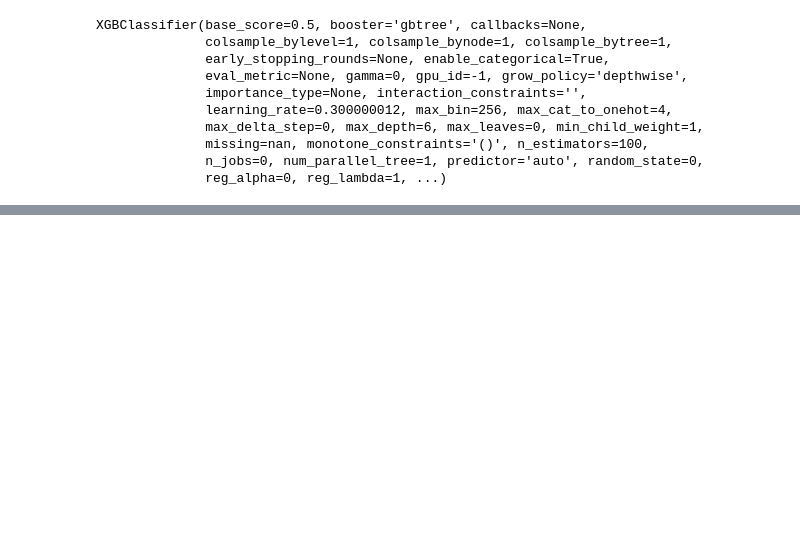
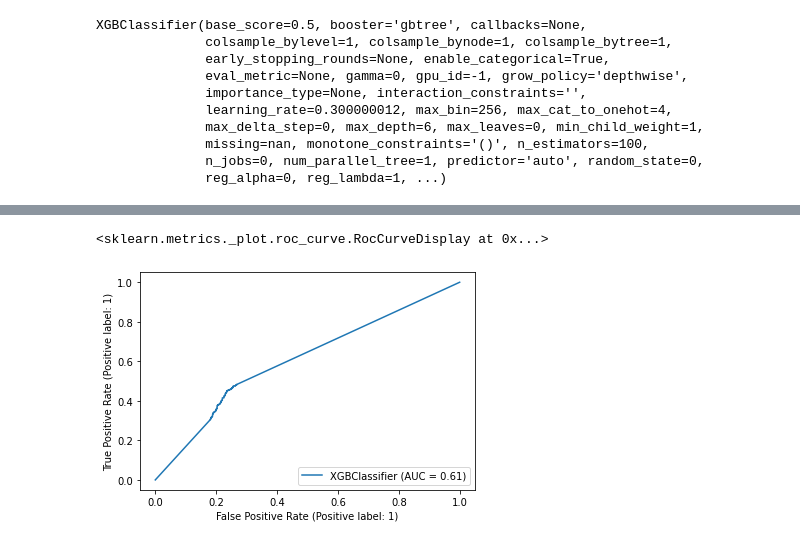
Before and after one commit to VictorCalzada/fraud_detection, a Jupyter notebook: xgbClassifier.ipynb, the cells around one changed output, grey strips where cells are left out. Saved outputs shown, nothing was run; the diff lists cells and outputs as text; code cells hidden in the pictures; blank space fills up the shorter version.

```diff
--- a/xgbClassifier.ipynb
+++ b/xgbClassifier.ipynb
@@ -582,0 +425,5 @@ df.shape
+# %%
+from sklearn.model_selection import train_test_split
+X_train, X_test, Y_train, Y_test = train_test_split(X,Y,train_size = 0.8,random_state = 2,shuffle = True)
+# %%
+X_train, scaler = scale(X_train)
@@ -582,0 +433,2 @@ df.shape
+# %%
+X_test, scaler = scale(X_test,scaler=scaler)
@@ -582,0 +439,5 @@ df.shape
+# %%
+# Supported tree methods are `gpu_hist`, `approx`, and `hist`.
+clf = xgb.XGBClassifier(tree_method="hist",enable_categorical=True )
+# X is the dataframe we created in previous snippet
+clf.fit(X_train, Y_train)
@@ -582,0 +507,5 @@ df.shape
+# %%
+RocCurveDisplay.from_estimator(clf,X_test, Y_test)
+# %% [output]
+<sklearn.metrics._plot.roc_curve.RocCurveDisplay at 0x...>
+[figure, added]
```
Also changed, not shown: parts of 78 cells of this notebook, 4 other files.
